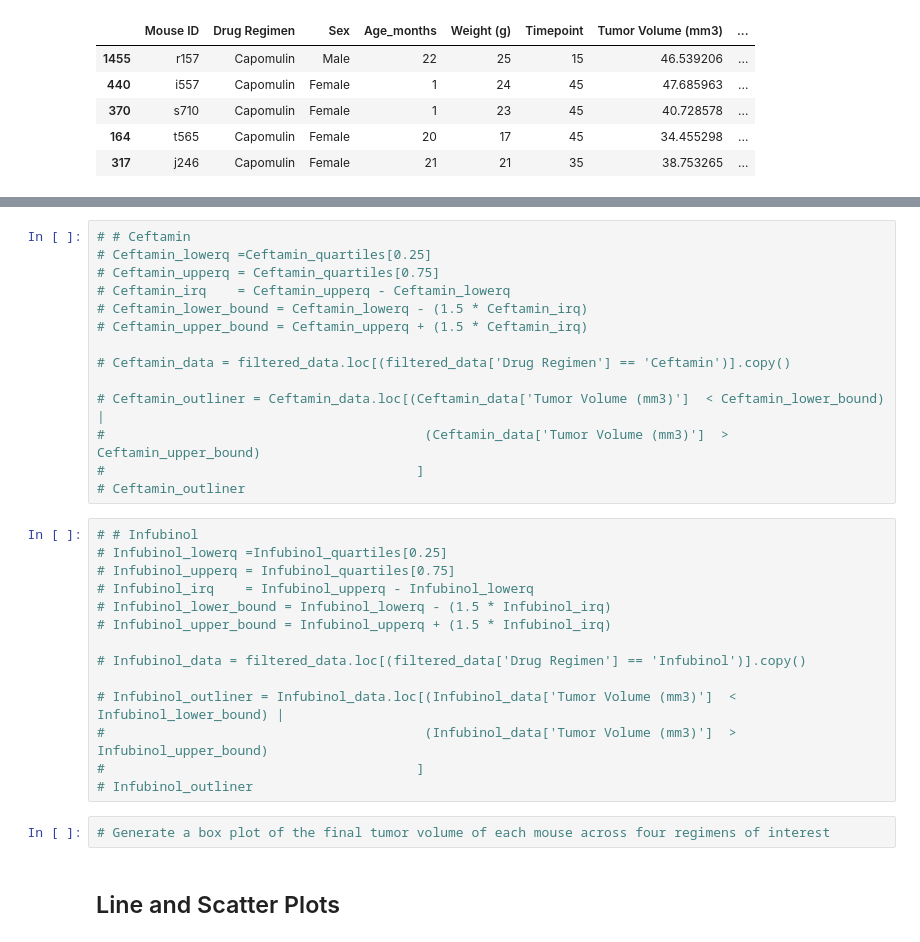
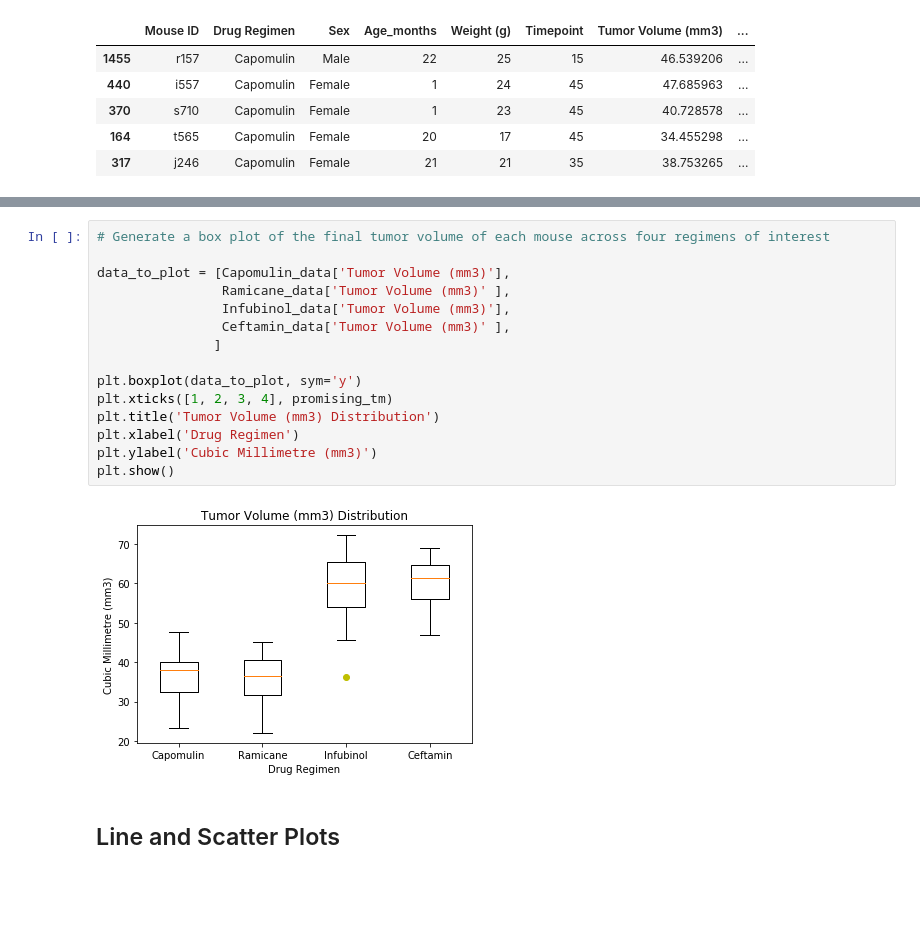
Before and after one commit to allidoiswen/AW_Homework, a Jupyter notebook: 05-Matplotlib/Homework/Pymaceuticals/pymaceuticals_AW.ipynb, the cells around one changed output, grey strips where cells are left out. Saved outputs shown, nothing was run; the diff lists cells and outputs as text; blank space fills up the shorter version.

```diff
--- a/05-Matplotlib/Homework/Pymaceuticals/pymaceuticals_AW.ipynb
+++ b/05-Matplotlib/Homework/Pymaceuticals/pymaceuticals_AW.ipynb
@@ -322,33 +314,20 @@ Infubinol_outlier
-# %%
-# # Ceftamin
-# Ceftamin_lowerq =Ceftamin_quartiles[0.25]
-# Ceftamin_upperq = Ceftamin_quartiles[0.75]
-# Ceftamin_irq    = Ceftamin_upperq - Ceftamin_lowerq
-# Ceftamin_lower_bound = Ceftamin_lowerq - (1.5 * Ceftamin_irq)
-# Ceftamin_upper_bound = Ceftamin_upperq + (1.5 * Ceftamin_irq)
-
-# Ceftamin_data = filtered_data.loc[(filtered_data['Drug Regimen'] == 'Ceftamin')].copy()
-
-# Ceftamin_outliner = Ceftamin_data.loc[(Ceftamin_data['Tumor Volume (mm3)']  < Ceftamin_lower_bound) |
-#                                         (Ceftamin_data['Tumor Volume (mm3)']  > Ceftamin_upper_bound)
-#                                        ]
-# Ceftamin_outliner
-# %%
-# # Infubinol
-# Infubinol_lowerq =Infubinol_quartiles[0.25]
-# Infubinol_upperq = Infubinol_quartiles[0.75]
-# Infubinol_irq    = Infubinol_upperq - Infubinol_lowerq
-# Infubinol_lower_bound = Infubinol_lowerq - (1.5 * Infubinol_irq)
-# Infubinol_upper_bound = Infubinol_upperq + (1.5 * Infubinol_irq)
-
-# Infubinol_data = filtered_data.loc[(filtered_data['Drug Regimen'] == 'Infubinol')].copy()
-
-# Infubinol_outliner = Infubinol_data.loc[(Infubinol_data['Tumor Volume (mm3)']  < Infubinol_lower_bound) |
-#                                         (Infubinol_data['Tumor Volume (mm3)']  > Infubinol_upper_bound)
-#                                        ]
-# Infubinol_outliner
-# %%
-# Generate a box plot of the final tumor volume of each mouse across four regimens of interest
+# %%
+# Generate a box plot of the final tumor volume of each mouse across four regimens of interest
+
+data_to_plot = [Capomulin_data['Tumor Volume (mm3)'],
+                Ramicane_data['Tumor Volume (mm3)' ],
+                Infubinol_data['Tumor Volume (mm3)'],
+                Ceftamin_data['Tumor Volume (mm3)' ],
+               ]
+
+plt.boxplot(data_to_plot, sym='y')
+plt.xticks([1, 2, 3, 4], promising_tm)
+plt.title('Tumor Volume (mm3) Distribution')
+plt.xlabel('Drug Regimen')
+plt.ylabel('Cubic Millimetre (mm3)')
+plt.show()
+# %% [output]
+[figure, added]
 # %% [markdown]
 ## Line and Scatter Plots
 # %%
```
Also changed, not shown: parts of 5 cells of this notebook.
